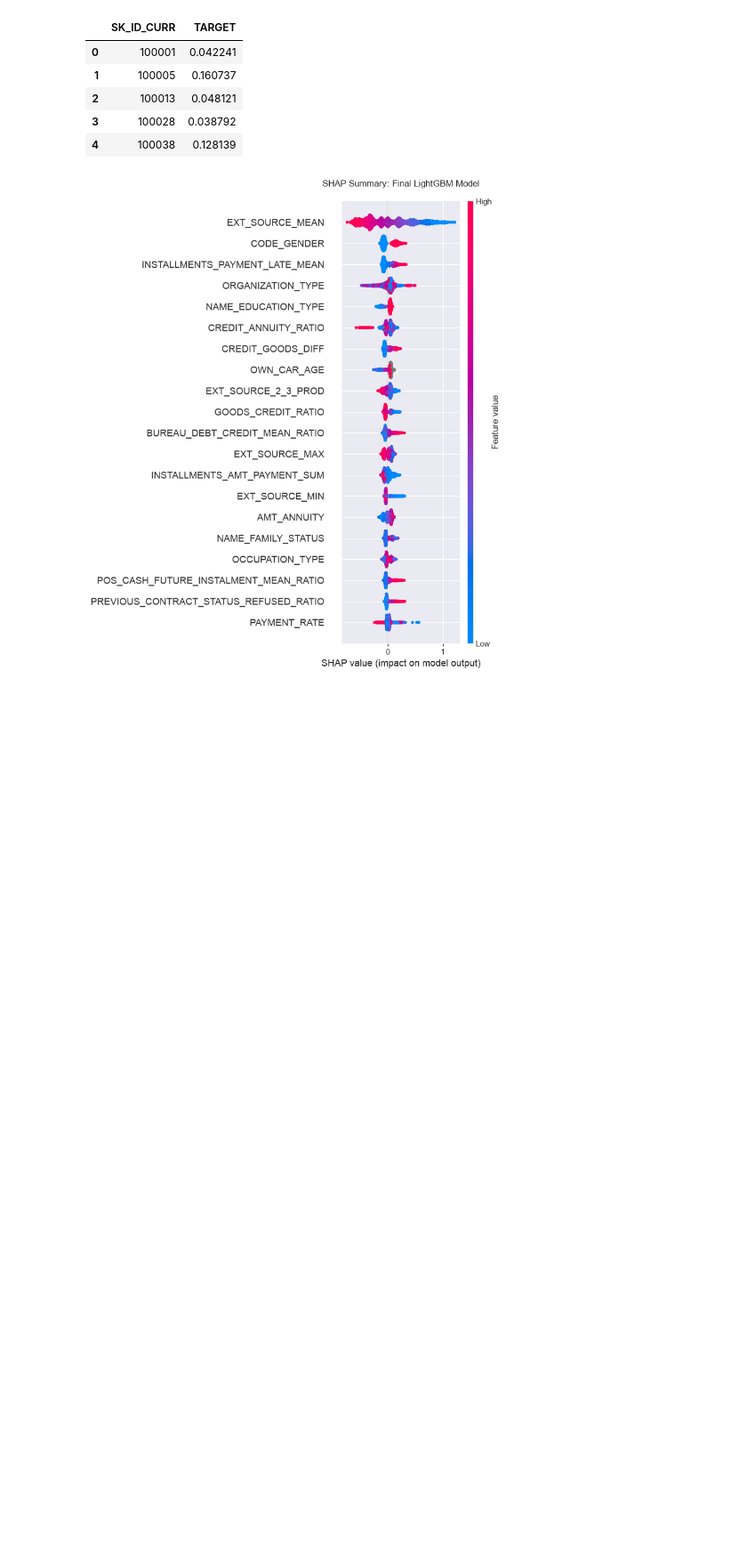
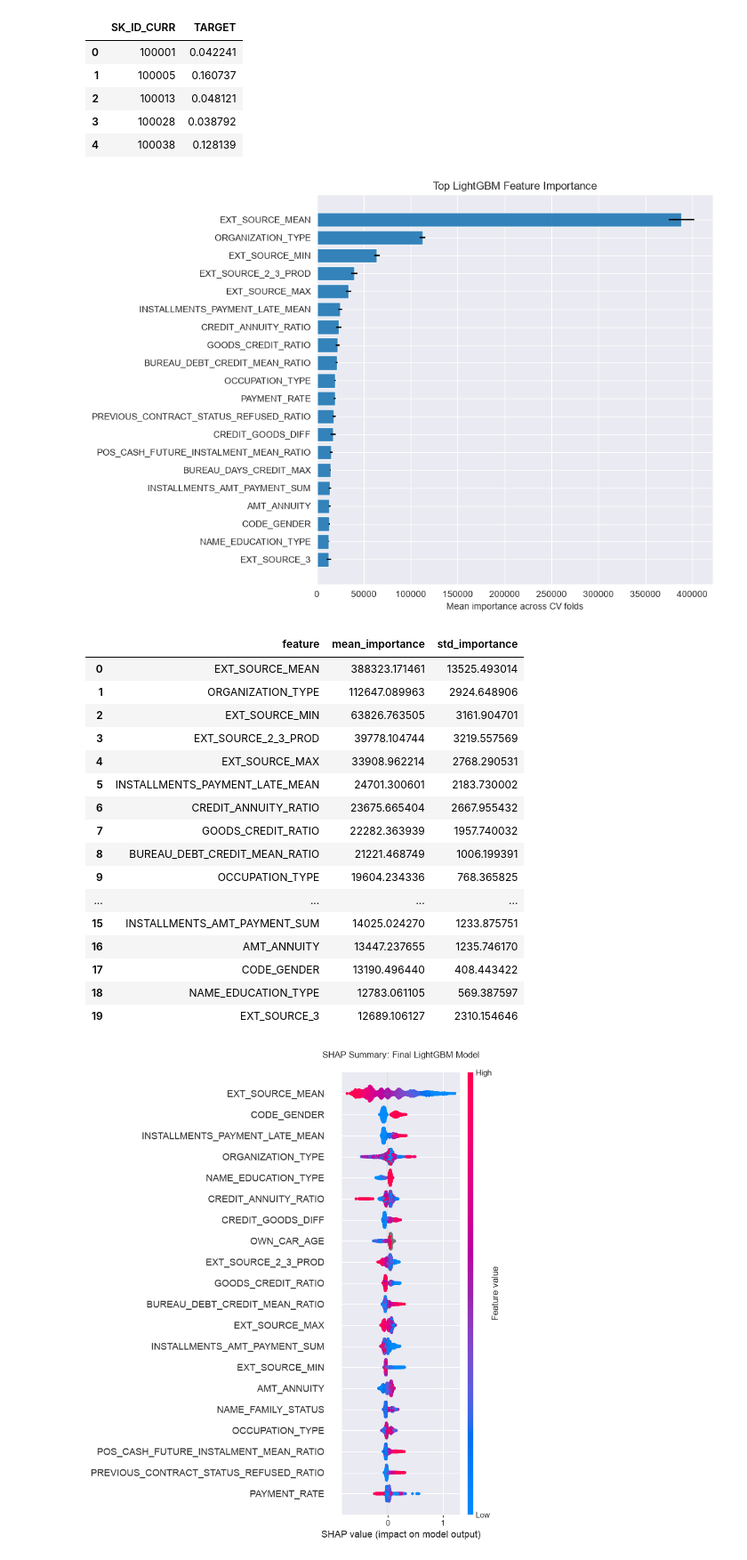
Before and after one commit to RY60XZ/home_credit, a Jupyter notebook: notebook/result_summary.ipynb, the cells around one changed output. Shown at 89% size. Cells and saved outputs as stored; diff of their text form; code cells hidden in the pictures; blank space fills up the shorter version.

```diff
--- a/notebook/result_summary.ipynb
+++ b/notebook/result_summary.ipynb
@@ -35,6 +35,54 @@ Saved submission to: /Users/ryanyao/Quant Projects/Home_Credit/data/processed/su
 | 2 | 100013 | 0.048121 |
 | 3 | 100028 | 0.038792 |
 | 4 | 100038 | 0.128139 |
+# %%
+import matplotlib.pyplot as plt
+
+FEATURE_IMPORTANCE_TOP_N = 20
+
+feature_importance = pd.read_csv(PROCESSED_DATA_PATH / "lgbm_engineered_feature_importance.csv")
+top_importance = (
+    feature_importance
+    .sort_values("mean_importance", ascending=False)
+    .head(FEATURE_IMPORTANCE_TOP_N)
+)
+plot_importance = top_importance.sort_values("mean_importance")
+
+fig, ax = plt.subplots(figsize=(10, 7))
+ax.barh(
+    plot_importance["feature"],
+    plot_importance["mean_importance"],
+    xerr=plot_importance["std_importance"],
+    alpha=0.9,
+)
+ax.set_title("Top LightGBM Feature Importance")
+ax.set_xlabel("Mean importance across CV folds")
+ax.set_ylabel("")
+plt.tight_layout()
+
+feature_importance_plot_path = PROCESSED_DATA_PATH / "lgbm_feature_importance_top20.png"
+fig.savefig(feature_importance_plot_path, dpi=200, bbox_inches="tight")
+plt.show()
+top_importance[["feature", "mean_importance", "std_importance"]]
+# %% [output]
+[figure, added]
+|  | feature | mean_importance | std_importance |
+| 0 | EXT_SOURCE_MEAN | 388323.171461 | 13525.493014 |
+| 1 | ORGANIZATION_TYPE | 112647.089963 | 2924.648906 |
+| 2 | EXT_SOURCE_MIN | 63826.763505 | 3161.904701 |
+| 3 | EXT_SOURCE_2_3_PROD | 39778.104744 | 3219.557569 |
+| 4 | EXT_SOURCE_MAX | 33908.962214 | 2768.290531 |
+| 5 | INSTALLMENTS_PAYMENT_LATE_MEAN | 24701.300601 | 2183.730002 |
+| 6 | CREDIT_ANNUITY_RATIO | 23675.665404 | 2667.955432 |
+| 7 | GOODS_CREDIT_RATIO | 22282.363939 | 1957.740032 |
+| 8 | BUREAU_DEBT_CREDIT_MEAN_RATIO | 21221.468749 | 1006.199391 |
+| 9 | OCCUPATION_TYPE | 19604.234336 | 768.365825 |
+| ... | ... | ... | ... |
+| 15 | INSTALLMENTS_AMT_PAYMENT_SUM | 14025.024270 | 1233.875751 |
+| 16 | AMT_ANNUITY | 13447.237655 | 1235.746170 |
+| 17 | CODE_GENDER | 13190.496440 | 408.443422 |
+| 18 | NAME_EDUCATION_TYPE | 12783.061105 | 569.387597 |
+| 19 | EXT_SOURCE_3 | 12689.106127 | 2310.154646 |
 # %%
 import numpy as np
 import matplotlib.pyplot as plt
```
Also changed, not shown: parts of 1 cell of this notebook, 3 other files.
